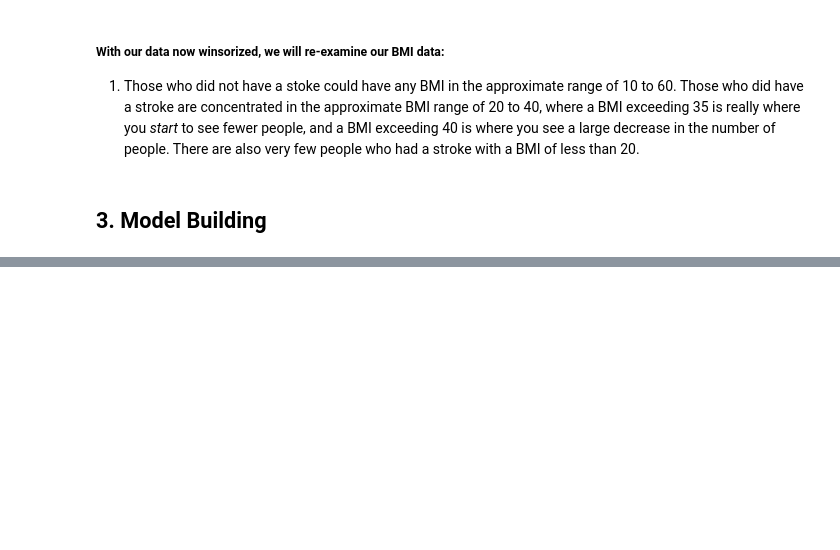
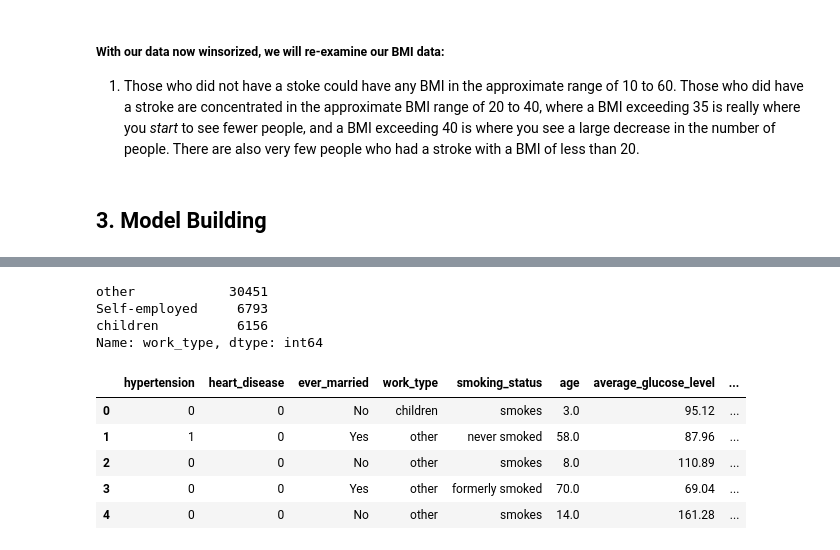
Before and after one commit to TylerTompa/UNCC_Project_3, a Jupyter notebook: healthcare-data/Jupyter/Training_Data.ipynb, the cells around one changed output, grey strips where cells are left out. Drawn from its saved outputs; the diff is of its cells as text; code cells hidden in the pictures; blank space fills up the shorter version.

```diff
--- a/healthcare-data/Jupyter/Training_Data.ipynb
+++ b/healthcare-data/Jupyter/Training_Data.ipynb
@@ -824,0 +842,38 @@ plt.grid()
+# %%
+# Condense groups in work_type down to 3 unique values: self employed, children, other
+stroke_data_clean.replace(["Private", "Govt_job", "Never_worked"], "other", inplace=True)
+
+# Confirm only three unique values for work type
+stroke_data_clean["work_type"].value_counts()
+# %% [output]
+other            30451
+Self-employed     6793
+children          6156
+Name: work_type, dtype: int64
+# %%
+# Make new dataframe only including relevant features
+stroke_data_relevant_features = pd.DataFrame()
+
+# Add categorical features to dataframe
+stroke_data_relevant_features["hypertension"] = stroke_data_clean["hypertension"]
+stroke_data_relevant_features["heart_disease"] = stroke_data_clean["heart_disease"]
+stroke_data_relevant_features["ever_married"] = stroke_data_clean["ever_married"]
+stroke_data_relevant_features["work_type"] = stroke_data_clean["work_type"]
+
+# We opted to fill NaN values in the smoking_status column with "smokes"
+stroke_data_relevant_features["smoking_status"] = stroke_data_clean_assume_smokes["smoking_status"]
+
+# Add numerical features to dataframe
+stroke_data_relevant_features["age"] = stroke_data_clean["age"]
+stroke_data_relevant_features["average_glucose_level"] = stroke_data_clean["avg_glucose_level"]
+stroke_data_relevant_features["bmi"] = stroke_data_clean["bmi"]
+
+# Preview our dataframe using only relevant features
+stroke_data_relevant_features.head()
+# %% [output]
+|  | hypertension | heart_disease | ever_married | work_type | smoking_status | age | average_glucose_level | ... |
+| 0 | 0 | 0 | No | children | smokes | 3.0 | 95.12 | ... |
+| 1 | 1 | 0 | Yes | other | never smoked | 58.0 | 87.96 | ... |
+| 2 | 0 | 0 | No | other | smokes | 8.0 | 110.89 | ... |
+| 3 | 0 | 0 | Yes | other | formerly smoked | 70.0 | 69.04 | ... |
+| 4 | 0 | 0 | No | other | smokes | 14.0 | 161.28 | ... |
```
Also changed, not shown: parts of 13 cells of this notebook.
